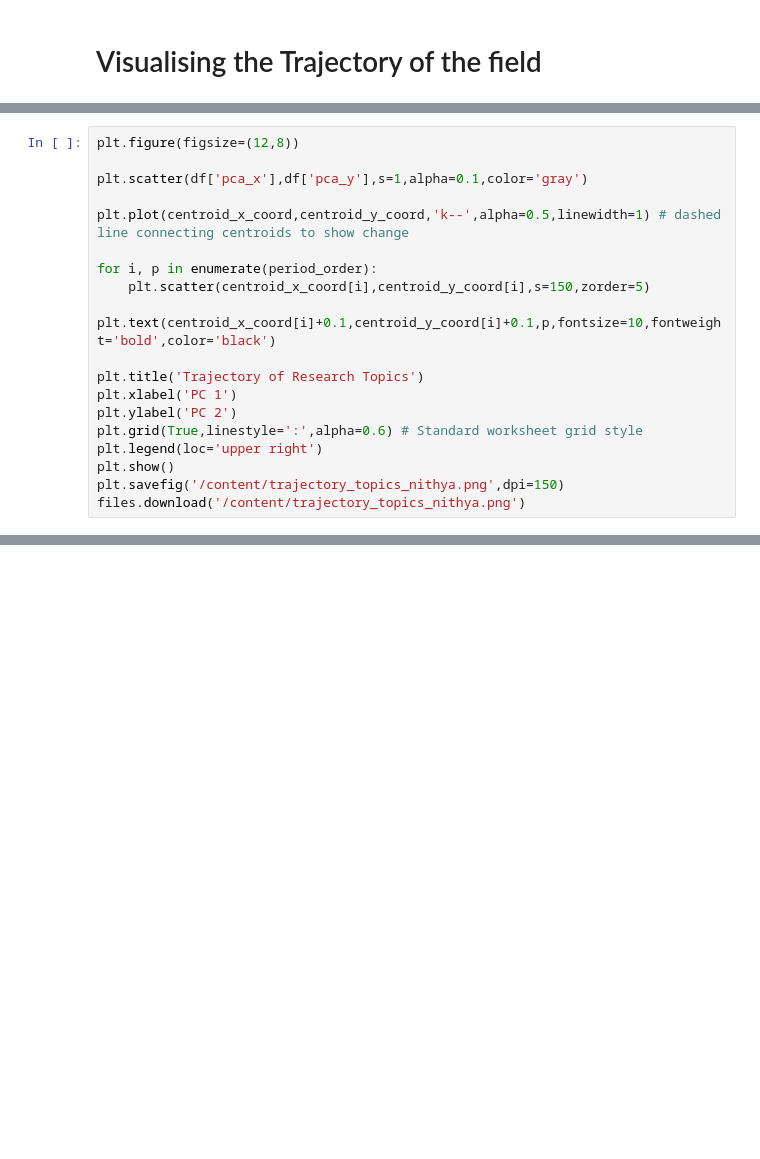
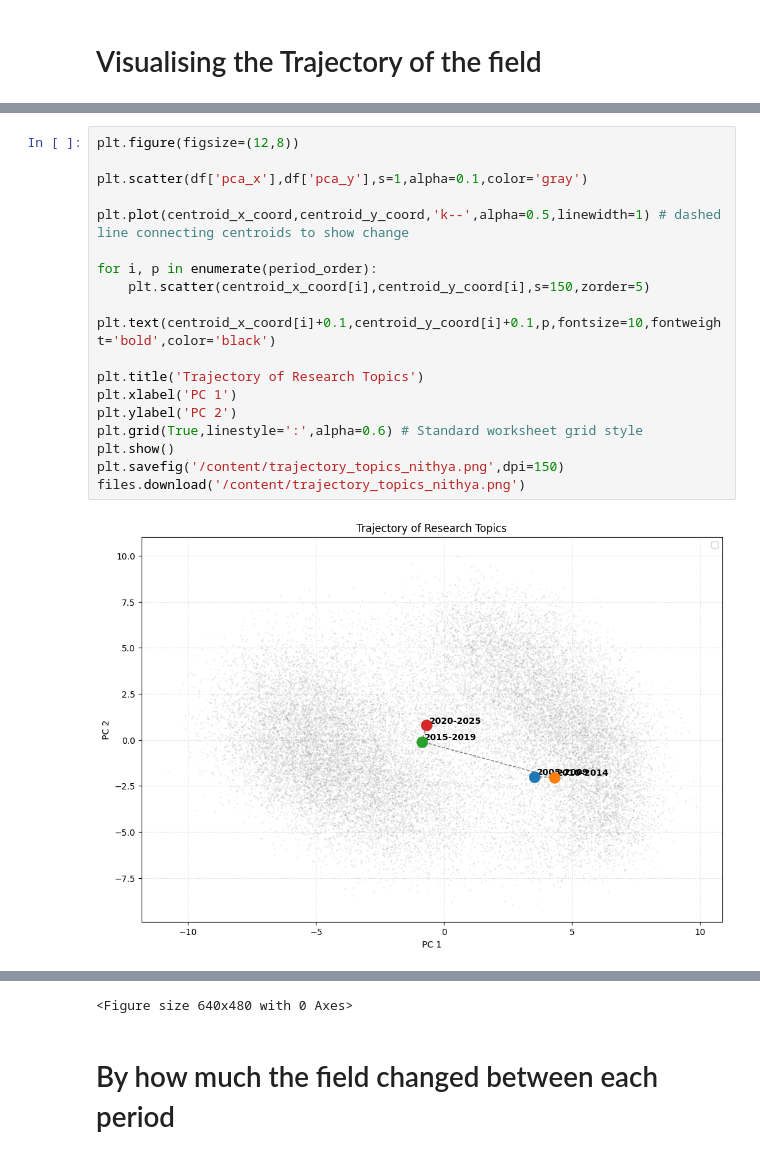
Before and after one commit to rohan-crypto/Text_Analytics_Team33_Task3, a Jupyter notebook: notebooks/SBERT_Nithya.ipynb, the cells around one changed output, grey strips where cells are left out. Drawn from its saved outputs; the diff is of its cells as text; blank space fills up the shorter version.

```diff
--- a/notebooks/SBERT_Nithya.ipynb
+++ b/notebooks/SBERT_Nithya.ipynb
@@ -267,19 +494,20 @@ for p in period_order:
 # %%
 plt.figure(figsize=(12,8))
 
 plt.scatter(df['pca_x'],df['pca_y'],s=1,alpha=0.1,color='gray')
 
 plt.plot(centroid_x_coord,centroid_y_coord,'k--',alpha=0.5,linewidth=1) # dashed line connecting centroids to show change
 
 for i, p in enumerate(period_order):
     plt.scatter(centroid_x_coord[i],centroid_y_coord[i],s=150,zorder=5)
     plt.text(centroid_x_coord[i]+0.1,centroid_y_coord[i]+0.1,p,fontsize=10,fontweight='bold',color='black')
 
 plt.title('Trajectory of Research Topics')
 plt.xlabel('PC 1')
 plt.ylabel('PC 2')
 plt.grid(True,linestyle=':',alpha=0.6) # Standard worksheet grid style
-plt.legend(loc='upper right')
 plt.show()
 plt.savefig('/content/trajectory_topics_nithya.png',dpi=150)
 files.download('/content/trajectory_topics_nithya.png')
+# %% [output]
+[figure, added]
@@ -285,0 +516,3 @@ files.download('/content/trajectory_topics_nithya.png')
+<Figure size 640x480 with 0 Axes>
+# %% [markdown]
+# By how much the field changed between each period
```
Also changed, not shown: parts of 42 cells of this notebook, 4 other files.
